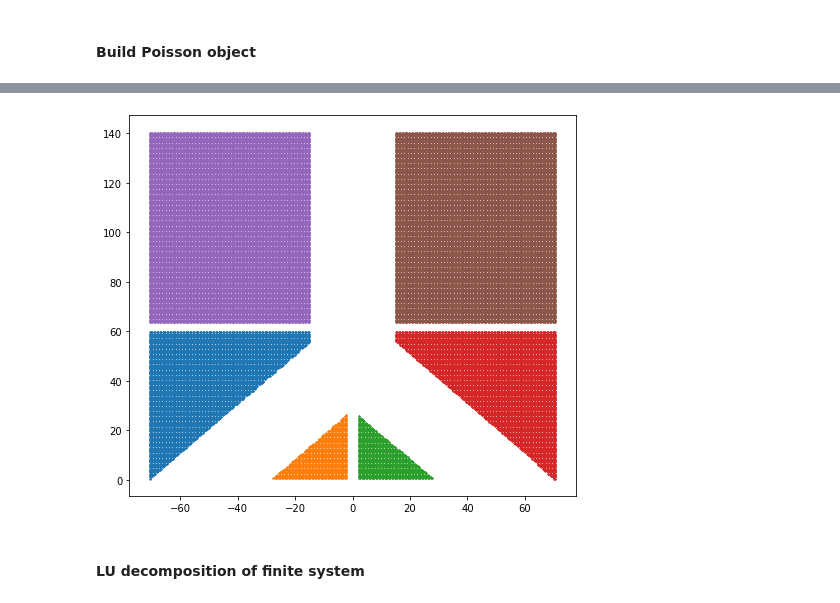
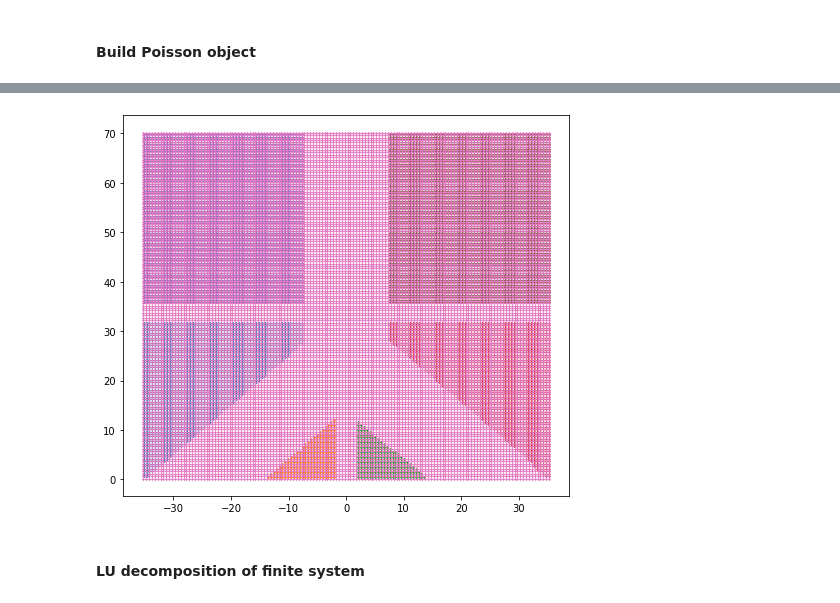
Before and after one commit to Satin21/Trijunction, a Jupyter notebook: analysis/Y.ipynb, the cells around one changed output, grey strips where cells are left out. Drawn from its saved outputs; the diff is of its cells as text; code cells hidden in the pictures.

```diff
--- a/analysis/Y.ipynb
+++ b/analysis/Y.ipynb
@@ -67,31 +80,10 @@ permittivity_air = 1.0
 permittivity_Al2O3 = 9.1
 # %%
 # one only needs to define the arm length L, and the channel width
-L = 100
-width = 30
+L = 50
+width = 15
 gap = 4
 
 R = L/np.sqrt(2)
 # %%
-crds = site_coords[:, [0, 1, 2]]
-grid_spacing = grid_spacing_twoDEG
-offset = crds[0]%grid_spacing
-
-# Build kwant system
-
-a = 10e-9
-R *= a
-width *= a
-l = 120 * a
-w = 7 * a
-boundaries = [xmin, xmax, ymin, ymax, min(grid_points[:, 2]), max(grid_points[:, 2])]
-boundaries = np.array(boundaries) * a
-
-geometry ={'nw_l': l, 'nw_w': w,
-           's_w': boundaries[1] - boundaries[0],
-           's_l': boundaries[3] - boundaries[2],
-           'centers':[[-R+width/np.sqrt(2), 0],
-                      [-(-R+width/np.sqrt(2)), 0],
-                      [0,boundaries[3]+l-a]
-                     ]
-          }
+R
@@ -247,11 +238,10 @@ voltage_regions = poisson_system.regions.voltage.tag_points
 # %%
 plt.figure(figsize = (8, 7))
 for name, indices in voltage_regions.items():
-    if name not in ['back_gate']:
-        grid_to_plot = grid_points[indices][:, [0, 1]]
-        plt.scatter(grid_to_plot[:, 0], grid_to_plot[:, 1], s = 0.5)
+    grid_to_plot = grid_points[indices][:, [0, 1]]
+    plt.scatter(grid_to_plot[:, 0], grid_to_plot[:, 1], s = 0.5)
 # %% [output]
-[figure, old version]
+[figure, new version]
 # %% [markdown]
 #### LU decomposition of finite system
 # %%
```
Also changed, not shown: parts of 57 cells of this notebook, 2 other files.
